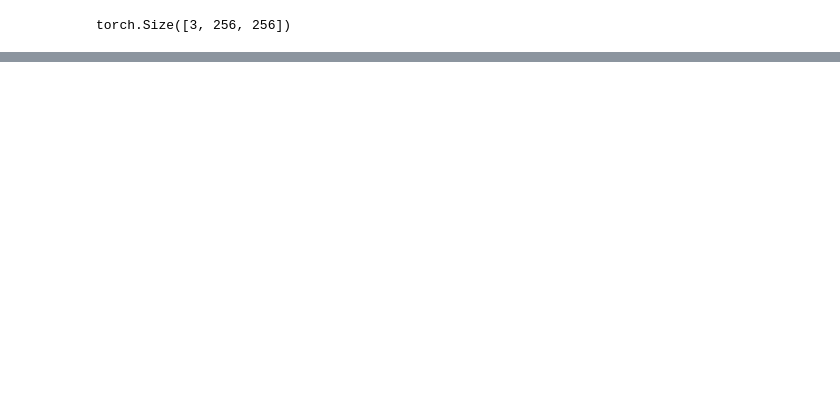
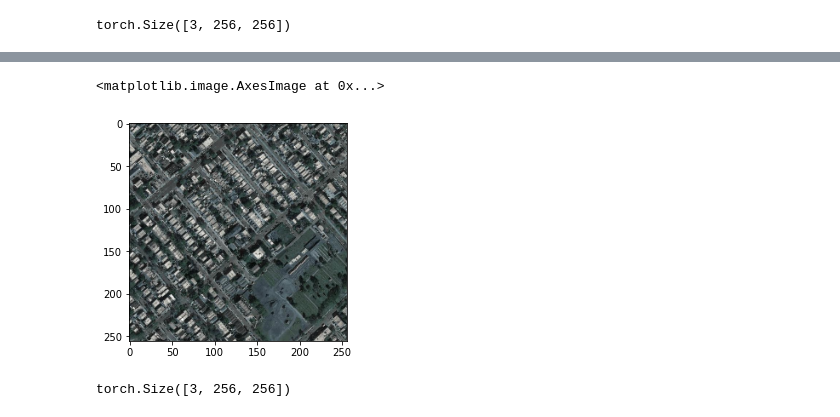
Before and after one commit to hugoartigas/pix2pix, a Jupyter notebook: train.ipynb, the cells around one changed output, grey strips where cells are left out. Cells and saved outputs as stored; diff of their text form; code cells hidden in the pictures; blank space fills up the shorter version.

```diff
--- a/train.ipynb
+++ b/train.ipynb
@@ -54,6 +68,7 @@ tensor([[[-0.5259,  0.1092,  0.0029,  ..., -0.7284, -0.7432, -0.5715],
 out = model.generator(img)
 # %%
 img = (img[0]+1)*0.5
+real = (real[0]+1)*0.5
 out = out[0]
 img.shape
 # %% [output]
@@ -80,0 +117,5 @@ plt.imshow(out.detach().permute(1,2,0).cpu())
+# %%
+plt.imshow(real.permute(1,2,0).cpu())
+# %% [output]
+<matplotlib.image.AxesImage at 0x...>
+[figure, added]
@@ -80,0 +124,8 @@ plt.imshow(out.detach().permute(1,2,0).cpu())
+# %%
+out = model.generator(img)
+img = (img[0]+1)*0.5
+real = (real[0]+1)*0.5
+out = out[0]
+img.shape
+# %% [output]
+torch.Size([3, 256, 256])
```
Also changed, not shown: parts of 16 cells of this notebook, 2 other files.
